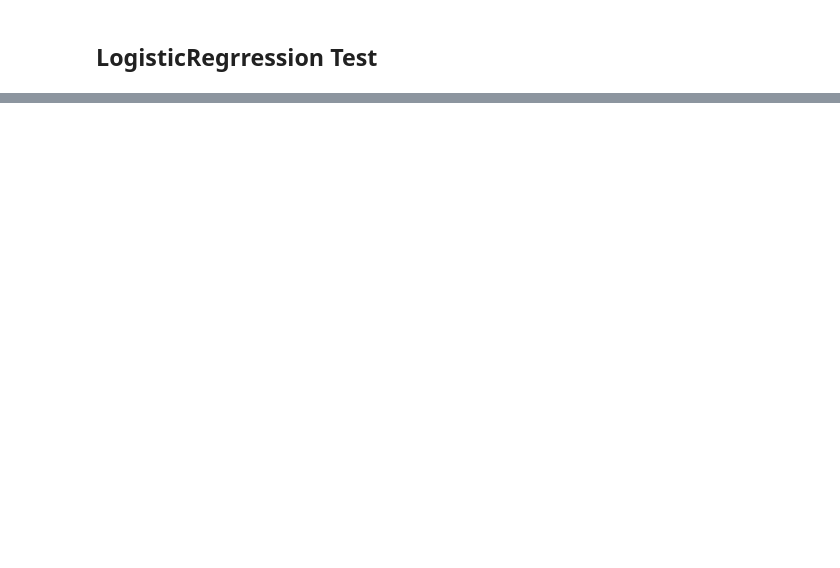
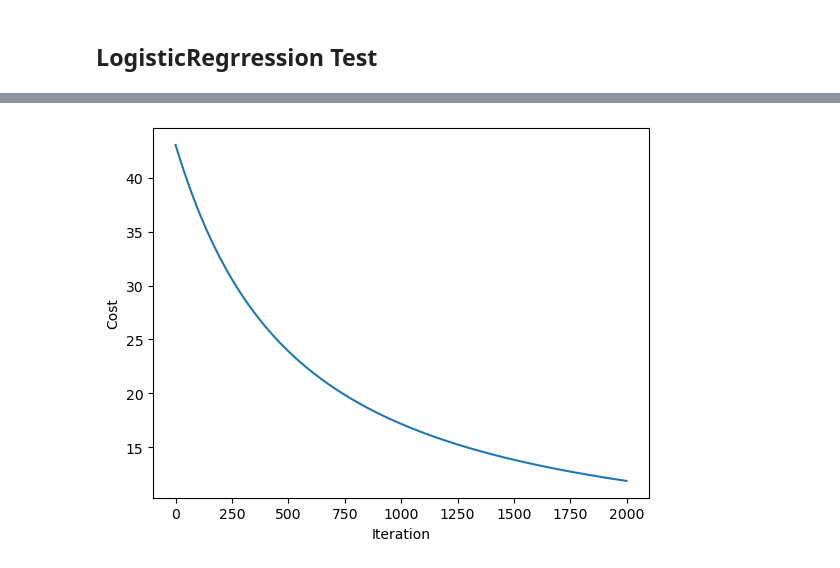
Before and after one commit to SLFM23/SIB, a Jupyter notebook: tasks/aula5/task5.ipynb, the cells around one changed output, grey strips where cells are left out. Drawn from its saved outputs; the diff is of its cells as text; code cells hidden in the pictures; blank space fills up the shorter version.

```diff
--- a/tasks/aula5/task5.ipynb
+++ b/tasks/aula5/task5.ipynb
@@ -56,2 +142,4 @@ half_model.fit(train)
 # %%
-half_model.cost_function_plot()
+half_model.plot_cost_history()
+# %% [output]
+[figure, added]
```
Also changed, not shown: parts of 17 cells of this notebook, 16 other files.
